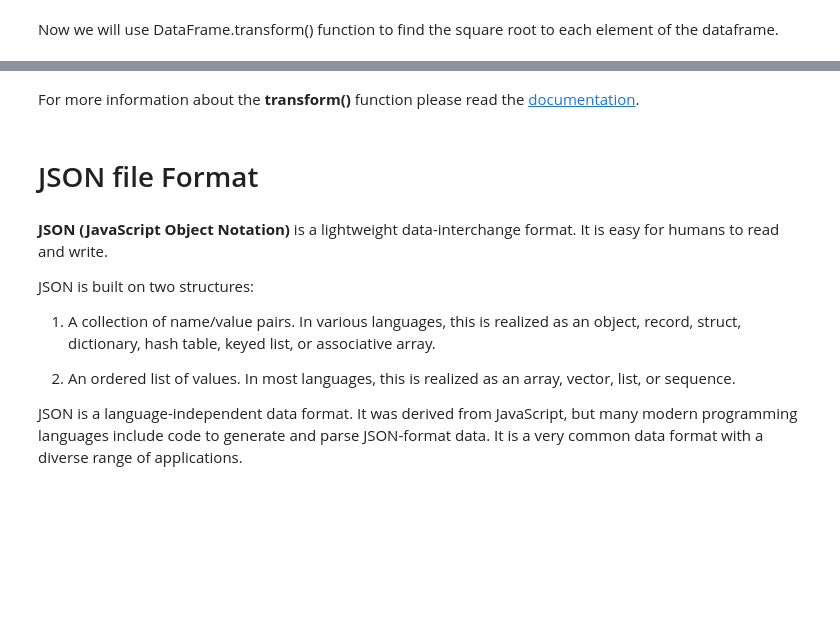
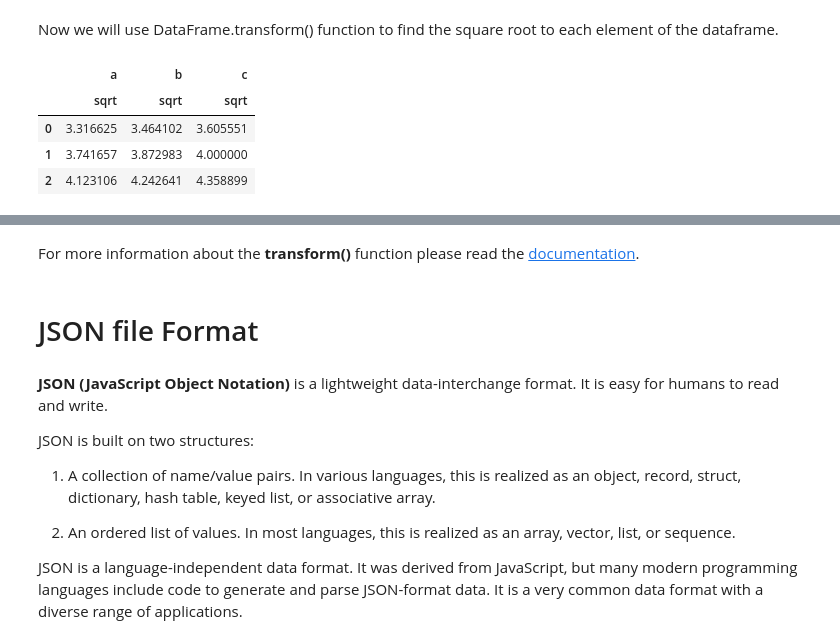
Before and after one commit to Svmar1203/PythonForDataScience_course, a Jupyter notebook: PY0101EN-5.4_WorkingWithDifferentFileTypes.ipynb, the cells around one changed output, grey strips where cells are left out. Saved outputs shown, nothing was run; the diff lists cells and outputs as text; code cells hidden in the pictures; blank space fills up the shorter version.

```diff
--- a/PY0101EN-5.4_WorkingWithDifferentFileTypes.ipynb
+++ b/PY0101EN-5.4_WorkingWithDifferentFileTypes.ipynb
@@ -156,5 +194,12 @@ df
 Now we will use DataFrame.transform() function to find the square root to each element of the dataframe.
 # %%
 result = df.transform(func = ['sqrt'])
+result
+# %% [output]
+|  | a | b | c |
+|  | sqrt | sqrt | sqrt |
+| 0 | 3.316625 | 3.464102 | 3.605551 |
+| 1 | 3.741657 | 3.872983 | 4.000000 |
+| 2 | 4.123106 | 4.242641 | 4.358899 |
 # %%
 result
```
Also changed, not shown: parts of 22 cells of this notebook, 9 other files.
